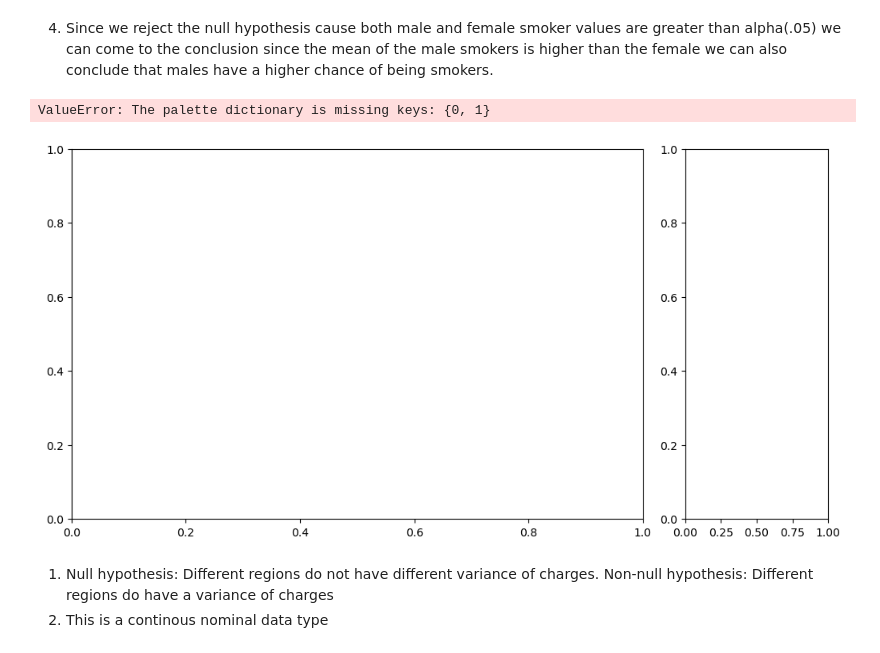
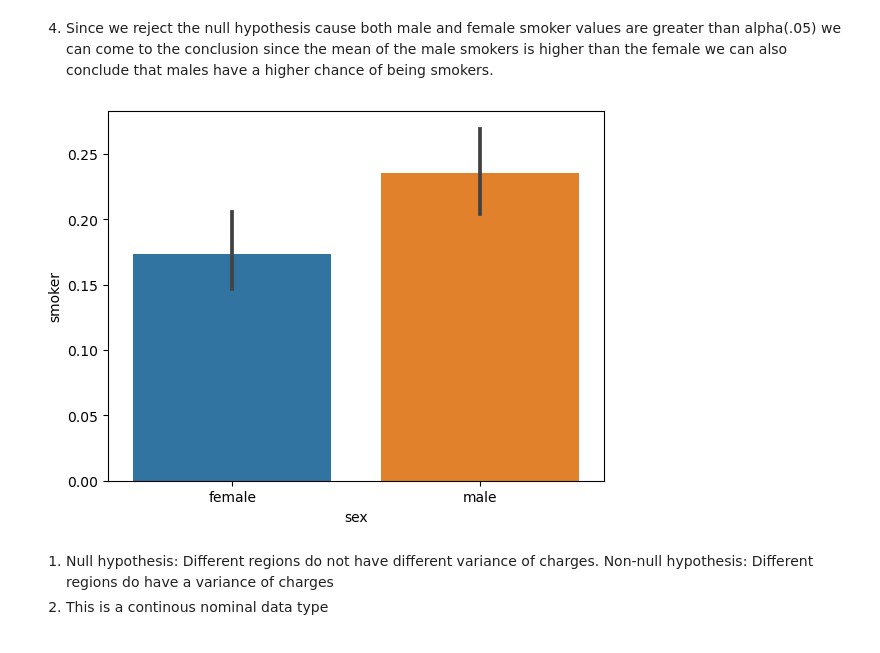
Before and after one commit to Mcclearyjeremy94/week-3, a Jupyter notebook: Hypothesis testing with insurance data core.ipynb, the cells around one changed output. Saved outputs shown, nothing was run; the diff lists cells and outputs as text; code cells hidden in the pictures.

```diff
--- a/Hypothesis testing with insurance data core.ipynb
+++ b/Hypothesis testing with insurance data core.ipynb
@@ -173,30 +184,28 @@ female_smoker.mean()
 # %%
 #5.
 gender_palette={'male_smoker':'dodgerblue', 'female_smoker':'salmon'}
 ## Visualizing Sample means
-fig, (ax,ax_bar) = plt.subplots(figsize= (10,5), ncols=2,
-                                constrained_layout=True,
-                                gridspec_kw={'width_ratios':[0.8,0.2]})
+#fig, (ax,ax_bar) = plt.subplots(figsize= (10,5), ncols=2,
+                                #constrained_layout=True,
+                                #gridspec_kw={'width_ratios':[0.8,0.2]})
 
 
 # Histogram
-ax = sns.histplot(data=sample, x='sex', hue = 'smoker',fill=True,kde=True,
-                  stat='density',common_norm=False,ax=ax,
-                  palette=gender_palette)
+#ax = sns.histplot(data=df, x='sex', hue = 'smoker',fill=True,kde=True,
+                  #stat='density',common_norm=False,ax=ax,)
 
-ax.axvline(np.mean(male_smoker), ls='--',lw=3,
-           label=f"male_smoker (Mean={np.mean(male_smoker):.2f})",color=gender_palette['male_smoker'])
+#ax.axvline(np.mean(male_smoker), ls='--',lw=3,
+           #label=f"male_smoker (Mean={np.mean(male_smoker):.2f})")
 
-ax.axvline(np.mean(non_smoker), ls='--', lw=3,
-           label=f"female_smoker (Mean={np.mean(female_smoker):.2f})",color=gender_palette['female_smoker'])
+#ax.axvline(np.mean(female_smoker), ls='-', lw=3,
+           #label=f"female_smoker (Mean={np.mean(female_smoker):.2f})")
 
-ax.legend(prop={"size":14}, loc='upper right')#bbox_to_anchor=[1,1])
+#ax.legend(prop={"size":14}, loc='upper right')#bbox_to_anchor=[1,1])
 ## Barplot
-sns.barplot(data=sample, x='sex',y='smoker',ax = ax_bar,palette=gender_palette)
+sns.barplot(data=df, x='sex',y='smoker')
 fig.suptitle('Comparison of smoker status by sex',fontsize='xx-large');
 # %% [output]
-ValueError: The palette dictionary is missing keys: {0, 1}
-[figure, old version]
+[figure, new version]
 # %% [markdown]
 1. Null hypothesis: Different regions do not have different variance of charges. Non-null hypothesis: Different regions do have a variance of charges
 2. This is a continous nominal data type
```
Also changed, not shown: parts of 29 cells of this notebook.
